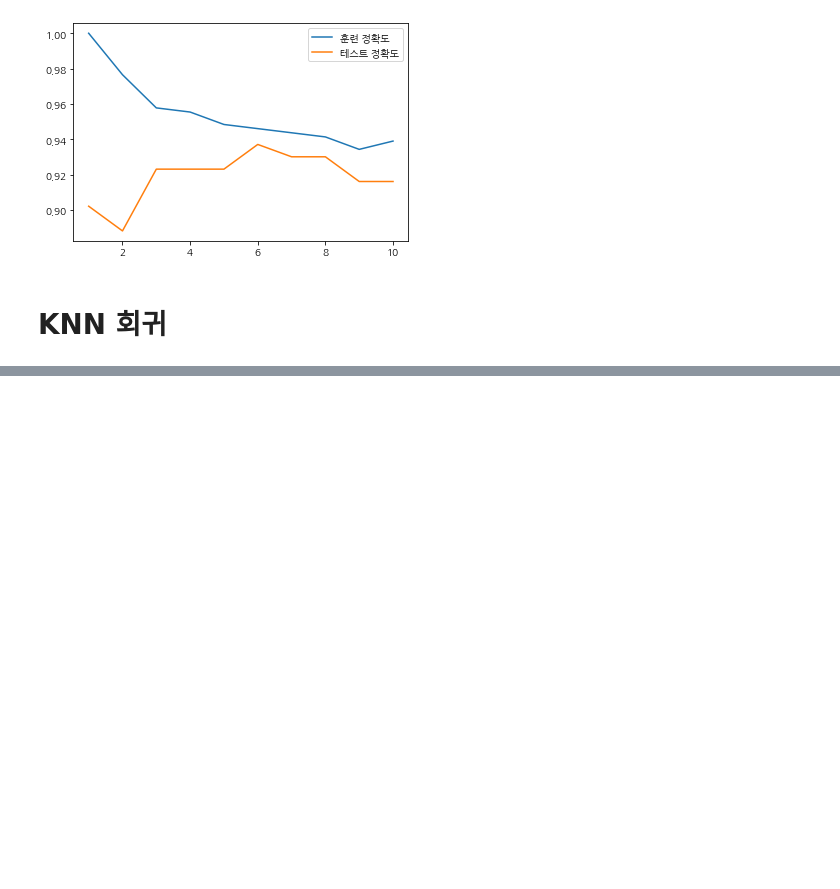
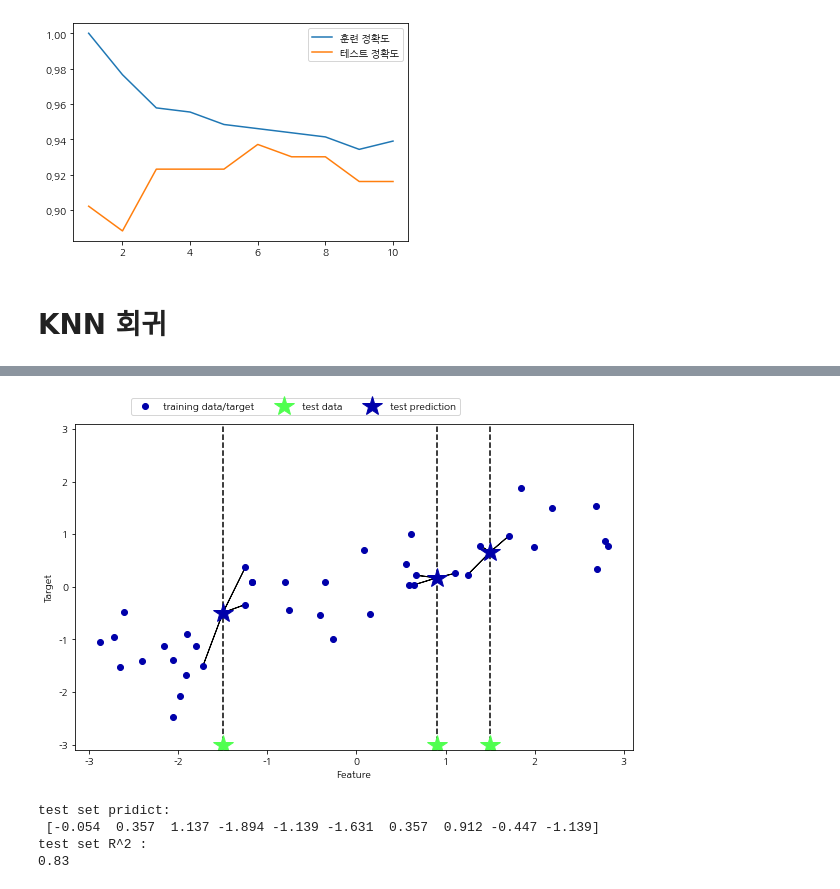
Before and after one commit to sdlee1026/machine, a Jupyter notebook: models/Supervised_Learning/K-NN,data_visualization.ipynb, the cells around one changed output, grey strips where cells are left out. Saved outputs shown, nothing was run; the diff lists cells and outputs as text; code cells hidden in the pictures; blank space fills up the shorter version.

```diff
--- a/models/Supervised_Learning/K-NN,data_visualization.ipynb
+++ b/models/Supervised_Learning/K-NN,data_visualization.ipynb
@@ -301,0 +312,36 @@ plt.legend()
+# %%
+mglearn.plots.plot_knn_regression(n_neighbors=3)
+# 여러개의 최근접 이웃을 사용하면 이웃의 평균*이 예측이 됨
+# * KNeighborsRegressor 의 가중치 매개변수가 uniform_default 일때는 np.mean 함수로 단순 평균 계산
+# * 가중치 매개변수가 distance 일때는 거리를 고려한 가중치 평균(average)를 계산함
+# %% [output]
+[figure, added]
+# %%
+# scikit-learn에서 회귀를 위한 KNN 알고리즘은 KNeighborsRegressor 에 구현되어 있음
+# 사용법은 KNeighborsClassifier 와 유사함
+from sklearn.neighbors import KNeighborsRegressor
+
+X, y = mglearn.datasets.make_wave(n_samples=40)
+X_train, X_test, y_train, y_test = train_test_split(X,y, random_state = 0) # 고정 split
+# X_train, X_test, y_train, y_test = train_test_split(X,y) # 유동 split << 결정계수의 값(score) 편차 심하게 나옴
+reg_wave = KNeighborsRegressor(n_neighbors=3).fit(X_train, y_train)
+
+print('test set pridict:\n', np.round_(reg_wave.predict(X_test), 3))
+# 테스트 세트 예측 출력
+
+print('test set R^2 : ')
+# score 메서드를 사용해 모델 평가 가능, score 메서드는 회귀 일때 R^2(제곱) 값을 반환함
+# R^2(결정 계수), 회귀 모델에서 예측의 적합도를 측정한 것
+# 보통 0-1 사아의 값을 가짐. 1은 predict가 완벽한 경우이고
+# 0은 훈련세트의 출력 값인 y_train 의 평균으로만 예측하는 경우에 나타남
+    ## y_train 의 평균 값을 예측으로 사용하면, R^2 공식에서 타깃값의 평균과 모델의 예측값이 같게되고
+    ## 분자와 분모 값이 같아져 최종 계산값은 0이 되기 때문
+        ### 결정 계수 향후 서술
+# R^2(결정 계수)는 음수가 나올 수도 있는데, 이는 예측과 타깃이 상반된 경향을 가지는 경우임
+print('{:.2f}'.format(reg_wave.score(X_test,y_test)))
+# 0.83의 스코어의 경우 대략 맞아들어간 정도라 생각
+# %% [output]
+test set pridict:
+ [-0.054  0.357  1.137 -1.894 -1.139 -1.631  0.357  0.912 -0.447 -1.139]
+test set R^2 :
+0.83
```
Also changed, not shown: parts of 3 cells of this notebook.
